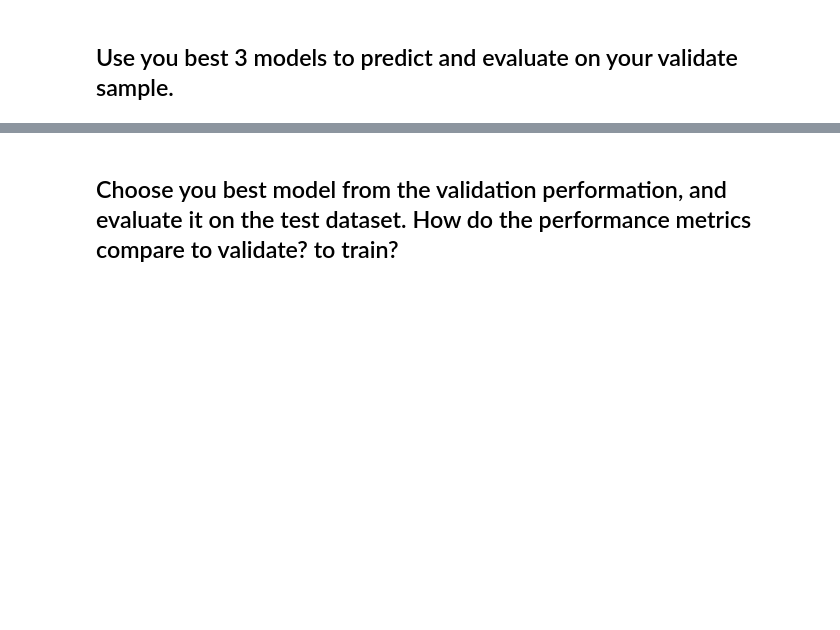
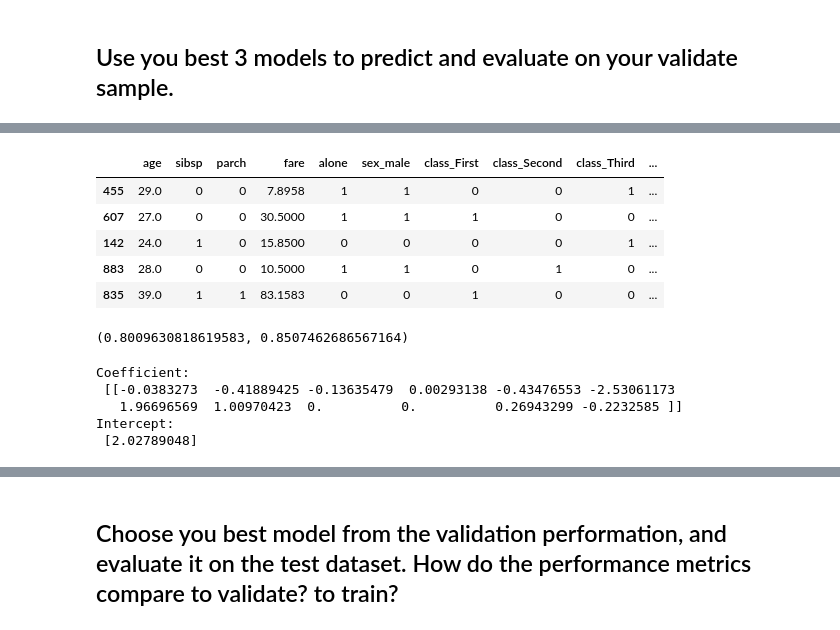
Before and after one commit to Msalazar2/classification-exercises, a Jupyter notebook: logistic_regression.ipynb, the cells around one changed output, grey strips where cells are left out. Cells and saved outputs as stored; diff of their text form; code cells hidden in the pictures; blank space fills up the shorter version.

```diff
--- a/logistic_regression.ipynb
+++ b/logistic_regression.ipynb
@@ -126,3 +130,7 @@ pd.DataFrame({'feature': X_train.columns,
 ## Try out other combinations of features and models.
 # %% [markdown]
 ## Use you best 3 models to predict and evaluate on your validate sample.
+# %%
+def xy_split(df):
+
+    return df.drop(columns = ['fare', 'survived','sibsp', 'parch', 'alone', 'embark_town_Cherbourg', 'embark_town_Queenstown', 'embark_town_Southampton', 'class_First', 'class_Second', 'class_Third']), df.survived
@@ -128,0 +216,4 @@ pd.DataFrame({'feature': X_train.columns,
+# %%
+def xy_split(df):
+
+    return df.drop(columns = ['fare', 'survived','sibsp', 'parch', 'alone', 'embark_town_Cherbourg', 'embark_town_Queenstown', 'embark_town_Southampton', 'age', 'sex_male']), df.survived
@@ -128,0 +299,37 @@ pd.DataFrame({'feature': X_train.columns,
+# %%
+def xy_split(df):
+
+    return df.drop(columns = ['survived']), df.survived
+# %%
+X_train, y_train = xy_split(train)
+X_val, y_val = xy_split(val)
+X_test, y_test = xy_split(test)
+
+X_test.head()
+# %% [output]
+|  | age | sibsp | parch | fare | alone | sex_male | class_First | class_Second | class_Third | ... |
+| 455 | 29.0 | 0 | 0 | 7.8958 | 1 | 1 | 0 | 0 | 1 | ... |
+| 607 | 27.0 | 0 | 0 | 30.5000 | 1 | 1 | 1 | 0 | 0 | ... |
+| 142 | 24.0 | 1 | 0 | 15.8500 | 0 | 0 | 0 | 0 | 1 | ... |
+| 883 | 28.0 | 0 | 0 | 10.5000 | 1 | 1 | 0 | 1 | 0 | ... |
+| 835 | 39.0 | 1 | 1 | 83.1583 | 0 | 0 | 1 | 0 | 0 | ... |
+# %%
+seed = 42
+
+logreg3 = LogisticRegression(random_state = seed, max_iter = 400,
+                           solver = 'liblinear', penalty = 'l1')
+
+logreg3.fit(X_train, y_train)
+
+logreg3.score(X_train, y_train), logreg3.score(X_val, y_val)
+# %% [output]
+(0.8009630818619583, 0.8507462686567164)
+# %%
+print('Coefficient: \n', logreg3.coef_)
+print('Intercept: \n', logreg3.intercept_)
+# %% [output]
+Coefficient:
+ [[-0.0383273  -0.41889425 -0.13635479  0.00293138 -0.43476553 -2.53061173
+   1.96696569  1.00970423  0.          0.          0.26943299 -0.2232585 ]]
+Intercept:
+ [2.02789048]
```
Also changed, not shown: parts of 32 cells of this notebook.
